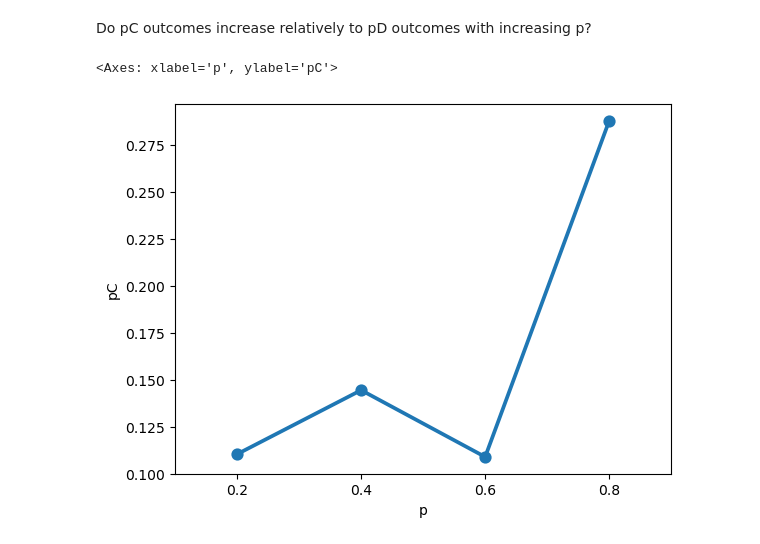
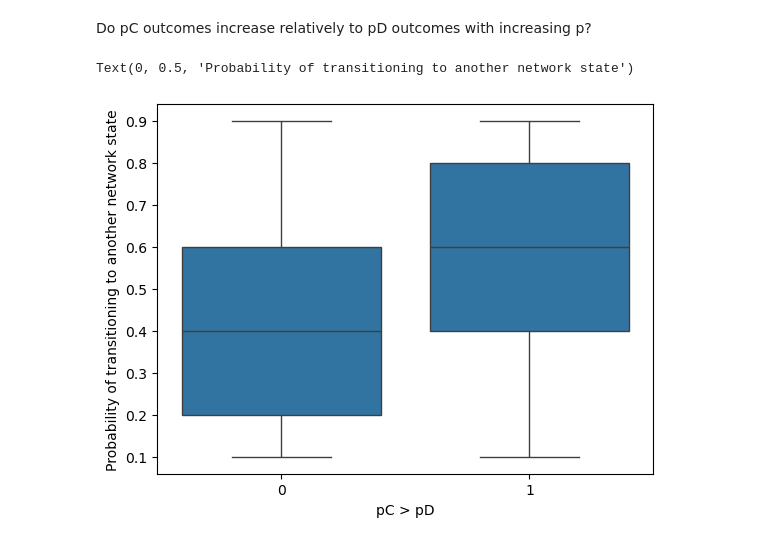
Before and after one commit to margrietes/sepr, a Jupyter notebook: visualizations/exp_2.ipynb, the cells around one changed output. Drawn from its saved outputs; the diff is of its cells as text; code cells hidden in the pictures.

```diff
--- a/visualizations/exp_2.ipynb
+++ b/visualizations/exp_2.ipynb
@@ -15,9 +24,9 @@ data
 # %% [markdown]
 Do pC outcomes increase relatively to pD outcomes with increasing p?
 # %%
-# Frequencies of pC > pD = 1
-sns.stripplot(data=data, x="p", y="pC", alpha=0.5, size=5)
-sns.pointplot(data=data, x="p", y="pC", errorbar="ci")
+# Boxplot of p values for each strategy
+ax = sns.boxplot(data=data, x='pC > pD', y='p')
+ax.set_ylabel("Probability of transitioning to another network state")
 # %% [output]
-<Axes: xlabel='p', ylabel='pC'>
+Text(0, 0.5, 'Probability of transitioning to another network state')
-[figure, old version]
+[figure, new version]
```
Also changed, not shown: parts of 5 cells of this notebook, 1 other file.
